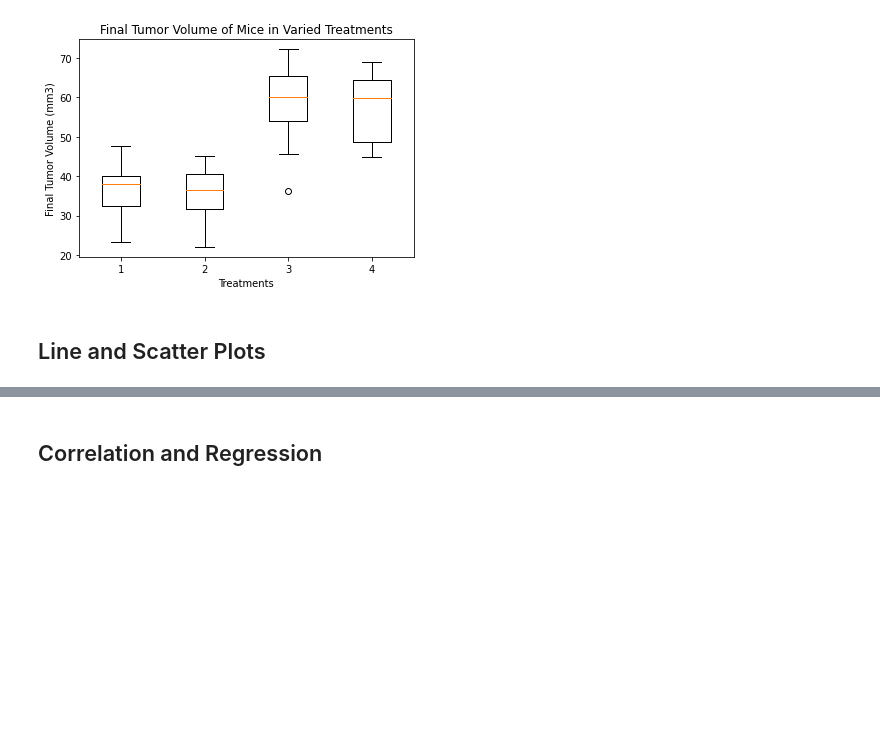
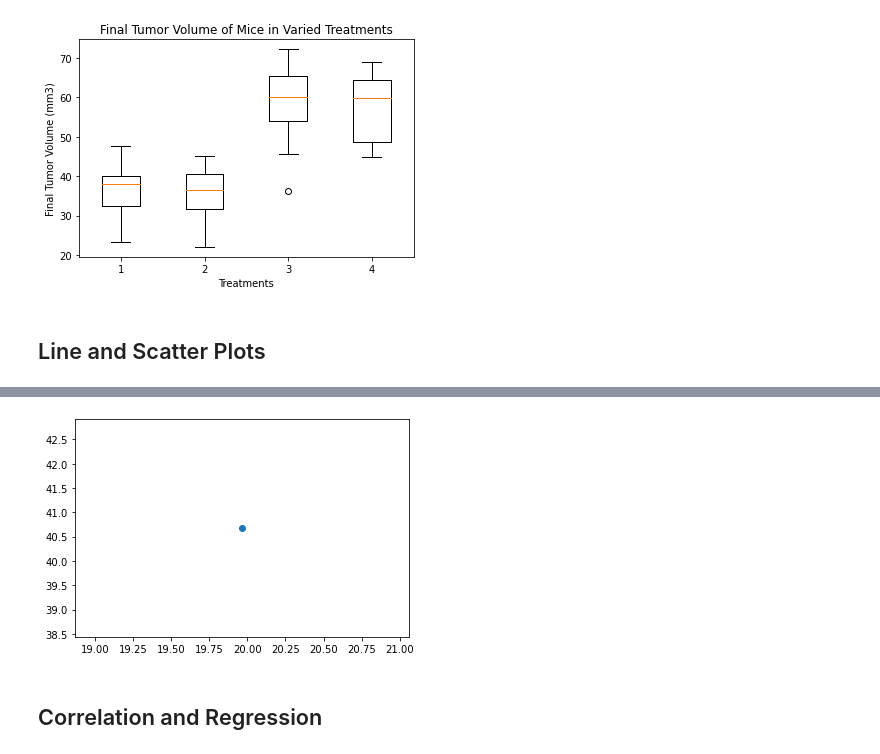
Before and after one commit to ryleenelson1397/matplotlib-challenge, a Jupyter notebook: Pymaceuticals/RNelson_Pymaceuticals .ipynb, the cells around one changed output, grey strips where cells are left out. Drawn from its saved outputs; the diff is of its cells as text; code cells hidden in the pictures; blank space fills up the shorter version.

```diff
--- a/Pymaceuticals/RNelson_Pymaceuticals .ipynb
+++ b/Pymaceuticals/RNelson_Pymaceuticals .ipynb
@@ -279,3 +292,31 @@ plt.plot(time_Capomulin, tum_vol_Capomulin)
+# %%
+# Generate a scatter plot of average tumor volume vs. mouse weight for the Capomulin regimen
+# first retrieve only the mice treated with Capomulin by setting capomulin as an ideal treatment
+interest_treatment = "Capomulin"
+cap_mice_vol = mouse_study.loc[mouse_study["Drug Regimen"] == interest_treatment, "Tumor Volume (mm3)"]
+cap_mice_wt = mouse_study.loc[mouse_study["Drug Regimen"] == interest_treatment, "Weight (g)"]
+
+
+mice = mouse_study["Mouse ID"]
+
+#initialize variables
+vol_list = []
+wt_list = []
+
+for mouse in mice:
+
+#     # appending vol and wt lists
+#     vol_list.append(cap_mice_vol)
+#     wt_list.append(cap_mice_wt)
+    # calculating average tumor vol and wt
+    avg_vol = cap_mice_vol.mean()
+    avg_wt = cap_mice_wt.mean()
+
+
+plt.scatter(avg_wt, avg_vol)
+plt.show()
+# %% [output]
+[figure, added]
 # %% [markdown]
 ## Correlation and Regression
 # %%
```
Also changed, not shown: parts of 6 cells of this notebook.
